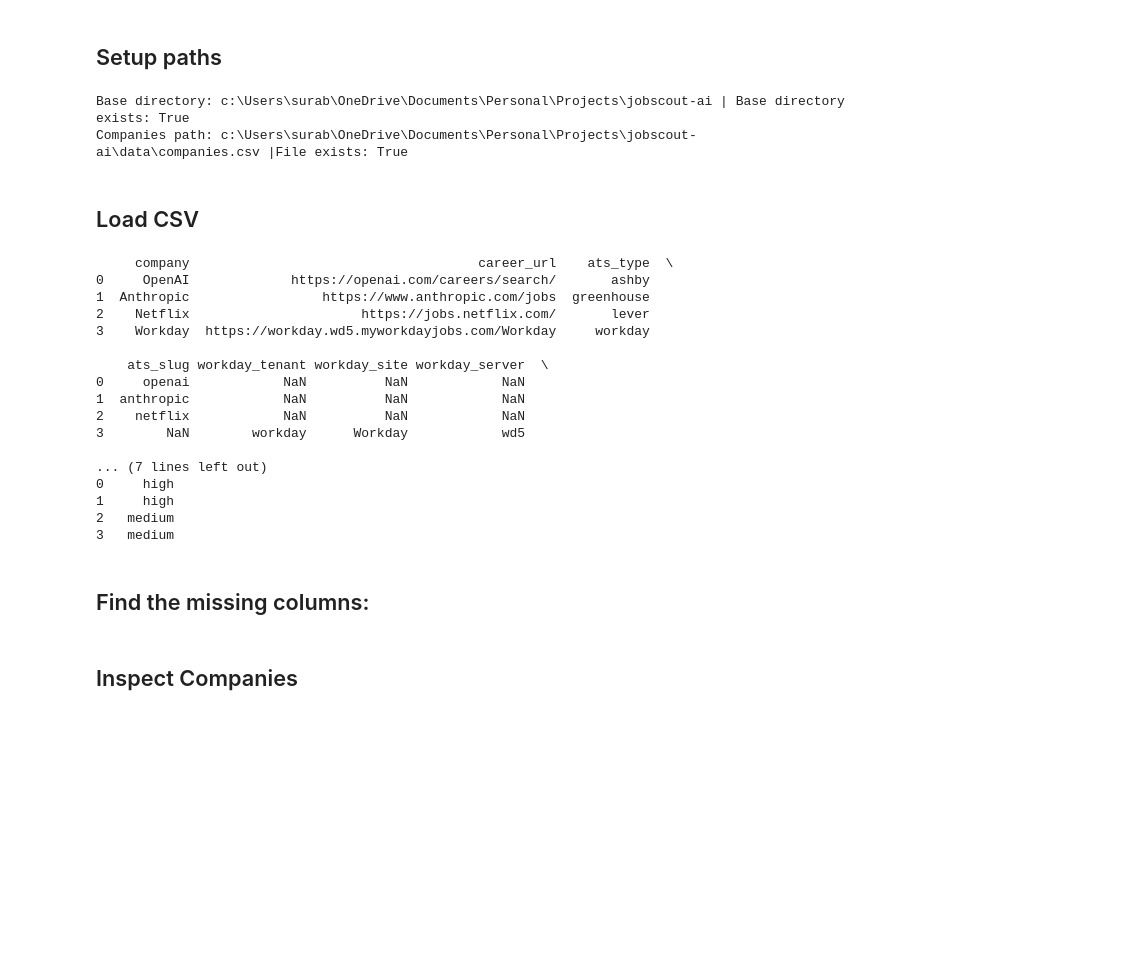
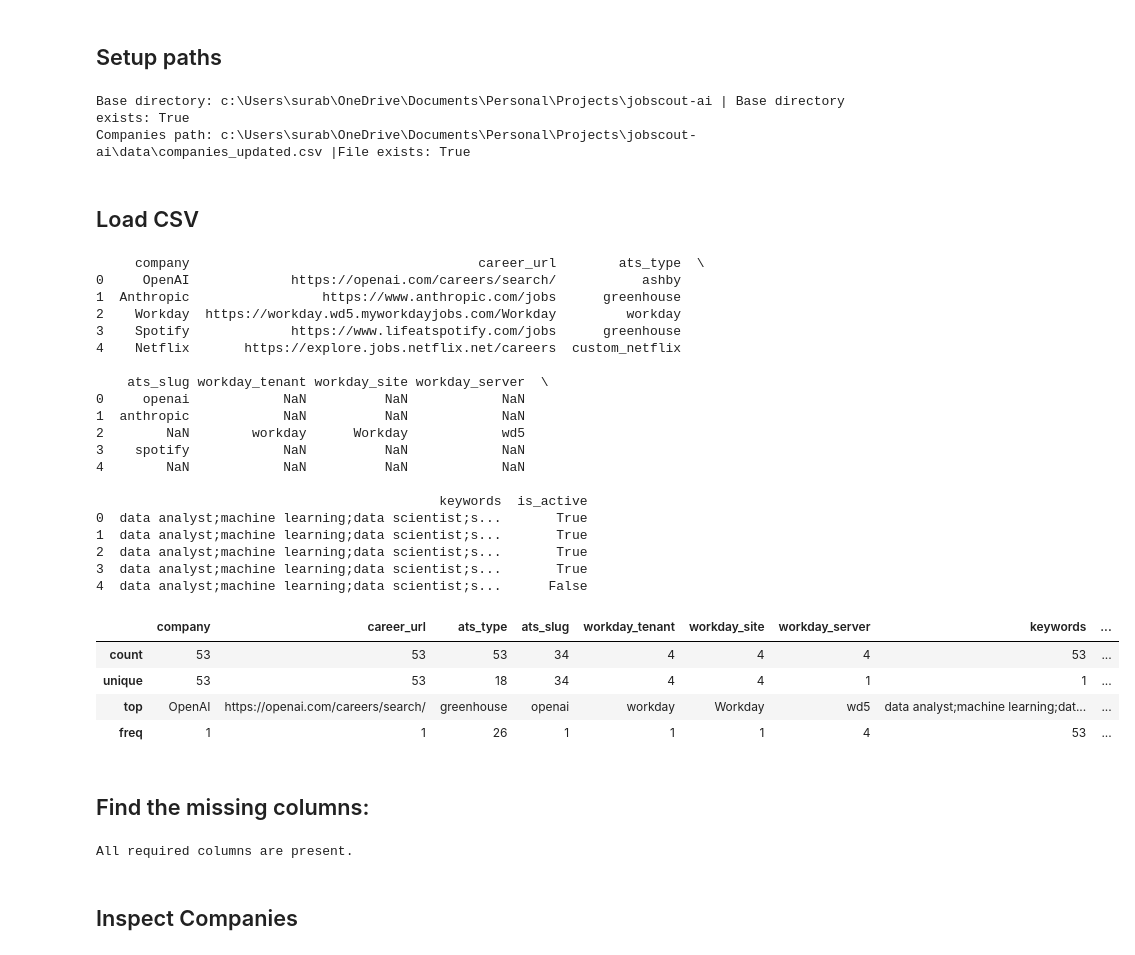
Before and after one commit to surabhi1914/JobScout_AI, a Jupyter notebook: notebooks/01_company_registry.ipynb, the cells around one changed output. Cells and saved outputs as stored; diff of their text form; code cells hidden in the pictures; blank space fills up the shorter version.

```diff
--- a/notebooks/01_company_registry.ipynb
+++ b/notebooks/01_company_registry.ipynb
@@ -10,36 +10,48 @@ from pathlib import Path
 # %%
 BASE_DIR = Path.cwd().parent
 DATA_DIR = BASE_DIR / "data"
-COMPANIES_PATH = DATA_DIR / "companies.csv"
+# COMPANIES_PATH = DATA_DIR / "companies.csv"
+COMPANIES_PATH = DATA_DIR / "companies_updated.csv"
 
 print(f"Base directory: {BASE_DIR} | Base directory exists: {BASE_DIR.exists()}")
 print(f"Companies path: {COMPANIES_PATH} |File exists: {COMPANIES_PATH.exists()}")
 # %% [output]
 Base directory: c:\Users\surab\OneDrive\Documents\Personal\Projects\jobscout-ai | Base directory exists: True
-Companies path: c:\Users\surab\OneDrive\Documents\Personal\Projects\jobscout-ai\data\companies.csv |File exists: True
+Companies path: c:\Users\surab\OneDrive\Documents\Personal\Projects\jobscout-ai\data\companies_updated.csv |File exists: True
 # %% [markdown]
 ## Load CSV
 # %%
 companies_df = pd.read_csv(COMPANIES_PATH)
 print(companies_df.head())
 # %% [output]
-     company                                     career_url    ats_type  \
-0     OpenAI             https://openai.com/careers/search/       ashby
-1  Anthropic                 https://www.anthropic.com/jobs  greenhouse
-2    Netflix                      https://jobs.netflix.com/       lever
-3    Workday  https://workday.wd5.myworkdayjobs.com/Workday     workday
+     company                                     career_url        ats_type  \
+0     OpenAI             https://openai.com/careers/search/           ashby
+1  Anthropic                 https://www.anthropic.com/jobs      greenhouse
+2    Workday  https://workday.wd5.myworkdayjobs.com/Workday         workday
+3    Spotify             https://www.lifeatspotify.com/jobs      greenhouse
+4    Netflix       https://explore.jobs.netflix.net/careers  custom_netflix
 
     ats_slug workday_tenant workday_site workday_server  \
 0     openai            NaN          NaN            NaN
 1  anthropic            NaN          NaN            NaN
-2    netflix            NaN          NaN            NaN
-3        NaN        workday      Workday            wd5
+2        NaN        workday      Workday            wd5
+3    spotify            NaN          NaN            NaN
+4        NaN            NaN          NaN            NaN
 
-... (7 lines left out)
-0     high
-1     high
-2   medium
-3   medium
+                                            keywords  is_active
+0  data analyst;machine learning;data scientist;s...       True
+1  data analyst;machine learning;data scientist;s...       True
+2  data analyst;machine learning;data scientist;s...       True
+3  data analyst;machine learning;data scientist;s...       True
+4  data analyst;machine learning;data scientist;s...      False
+# %%
+companies_df.describe()
+# %% [output]
+|  | company | career_url | ats_type | ats_slug | workday_tenant | workday_site | workday_server | keywords | ... |
+| count | 53 | 53 | 53 | 34 | 4 | 4 | 4 | 53 | ... |
+| unique | 53 | 53 | 18 | 34 | 4 | 4 | 1 | 1 | ... |
+| top | OpenAI | https://openai.com/careers/search/ | greenhouse | openai | workday | Workday | wd5 | data analyst;machine learning;dat... | ... |
+| freq | 1 | 1 | 26 | 1 | 1 | 1 | 4 | 53 | ... |
 # %% [markdown]
 ## Find the missing columns:
 # %%
@@ -60,6 +72,8 @@ if missing_columns:
     print("Missing columns:", missing_columns)
 else:
     print("All required columns are present.")
+# %% [output]
+All required columns are present.
 # %% [markdown]
 ## Inspect Companies
 # %%
```
Also changed, not shown: parts of 1 cell of this notebook, 16 other files.
